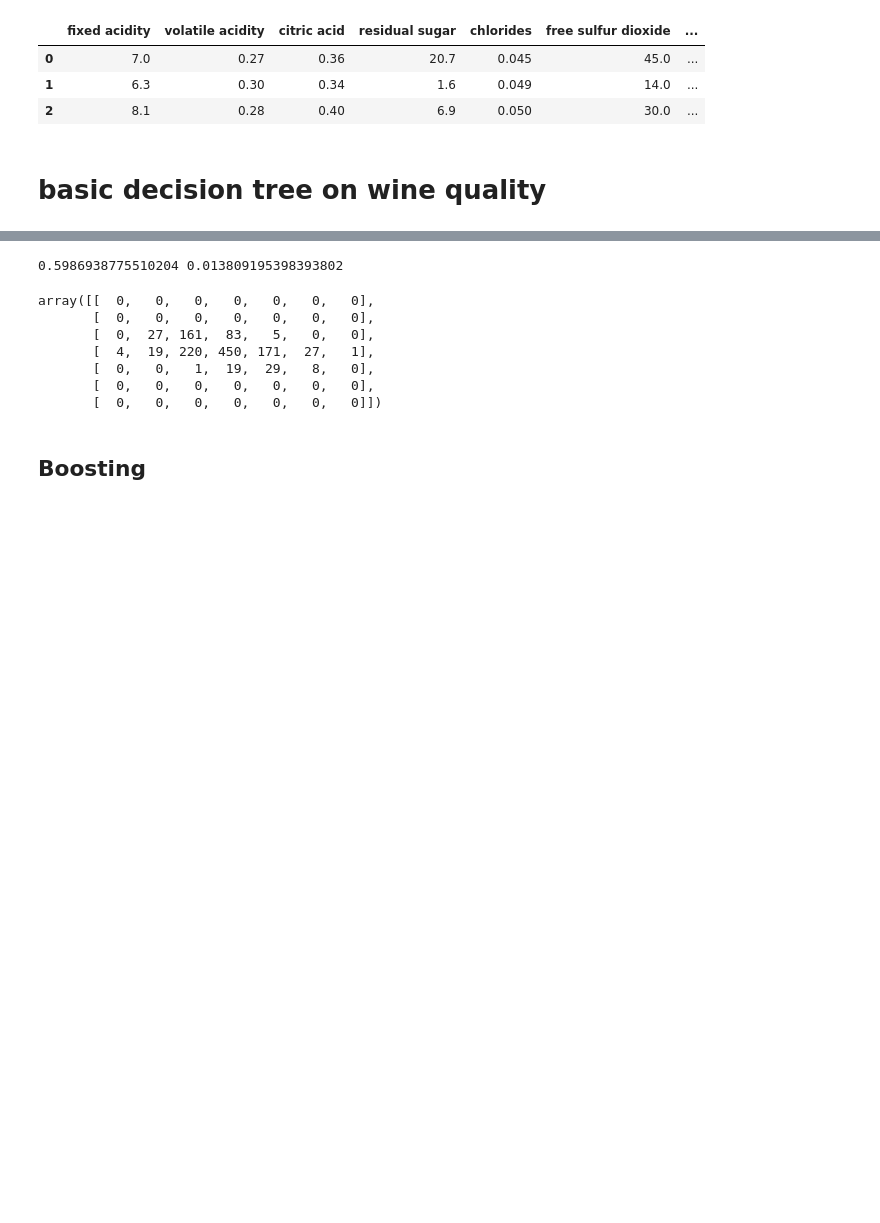
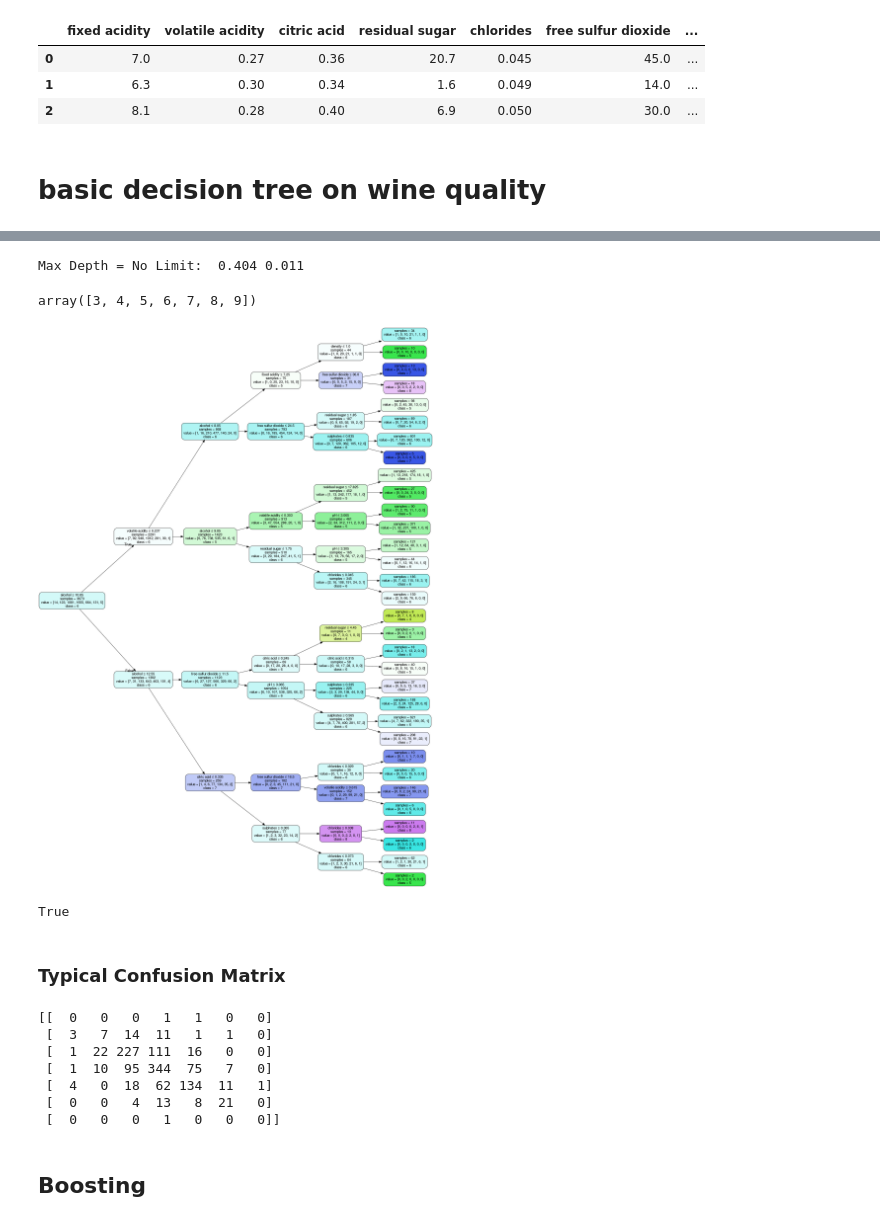
Before and after one commit to biomathman/machine-learning-in-python-book, a Jupyter notebook: notebooks/chapter-19-ensembles.ipynb, the cells around one changed output, grey strips where cells are left out. Drawn from its saved outputs; the diff is of its cells as text; code cells hidden in the pictures; blank space fills up the shorter version.

```diff
--- a/notebooks/chapter-19-ensembles.ipynb
+++ b/notebooks/chapter-19-ensembles.ipynb
@@ -67,0 +75,7 @@ print(truncDTacc, sigmatrunc)
+# %%
+DT=DecisionTreeClassifier(max_depth=3)
+DT5=DecisionTreeClassifier(max_depth=5)
+DTTmu,DTTsig=evaluate_classifier(DT,X,Y,25)
+DTT5mu,DTT5sig=evaluate_classifier(DT5,X,Y,25)
+print("Max Depth = 3: ", round(DTTmu,3), round(DTTsig,3))
+print("Max Depth = 5: ", round(DTT5mu,3), round(DTT5sig,3))
@@ -68,6 +87,6 @@ print(truncDTacc, sigmatrunc)
 # %%
 DT=DecisionTreeClassifier(max_depth=None)
-meanDTacc,sigmafull=clf_test(DT,X,Y,25)
-print(meanDTacc,sigmafull)
+DTFullmu, DTFullsig=evaluate_classifier(DT,X,Y,25)
+print("Max Depth = No Limit: ", round(DTFullmu,3), round(DTFullsig,3))
 # %% [output]
-0.5986938775510204 0.013809195398393802
+Max Depth = No Limit:  0.404 0.011
@@ -74,16 +98,40 @@ print(meanDTacc,sigmafull)
+# %%
+np.unique(Y)
+# %% [output]
+array([3, 4, 5, 6, 7, 8, 9])
+# %%
+dot5= export_graphviz(DT5,
+        out_file=None, rotate=True,
+        impurity=False,
+        feature_names=np.array(white.columns)[:-1].tolist(),
+        class_names=list(map(str,np.unique(Y).tolist())),
+        filled=True, rounded=True, special_characters=True)
+# %%
+g=pydotplus.graph_from_dot_data(dot5)
+# %%
+Image(g.create_png())
+# %% [output]
+[figure, added]
+# %%
+g.write_pdf("white-wine-class-L5.pdf")
+# %% [output]
+True
+# %% [markdown]
+### Typical Confusion Matrix
 # %%
-DT=DecisionTreeClassifier(max_depth=3)
+DT=DecisionTreeClassifier(max_depth=None)
+XTRAIN,XTEST,YTRAIN,YTEST=train_test_split(X,Y)
 DT.fit(XTRAIN,YTRAIN)
 YP=DT.predict(XTEST)
-confusion_matrix(YP,YTEST)
+print(confusion_matrix(YP,YTEST))
 # %% [output]
-array([[  0,   0,   0,   0,   0,   0,   0],
-       [  0,   0,   0,   0,   0,   0,   0],
-       [  0,  27, 161,  83,   5,   0,   0],
-       [  4,  19, 220, 450, 171,  27,   1],
-       [  0,   0,   1,  19,  29,   8,   0],
-       [  0,   0,   0,   0,   0,   0,   0],
-       [  0,   0,   0,   0,   0,   0,   0]])
+[[  0   0   0   1   1   0   0]
+ [  3   7  14  11   1   1   0]
+ [  1  22 227 111  16   0   0]
+ [  1  10  95 344  75   7   0]
+ [  4   0  18  62 134  11   1]
+ [  0   0   4  13   8  21   0]
+ [  0   0   0   1   0   0   0]]
 # %% [markdown]
 ## Boosting
 # %%
```
Also changed, not shown: parts of 35 cells of this notebook.
